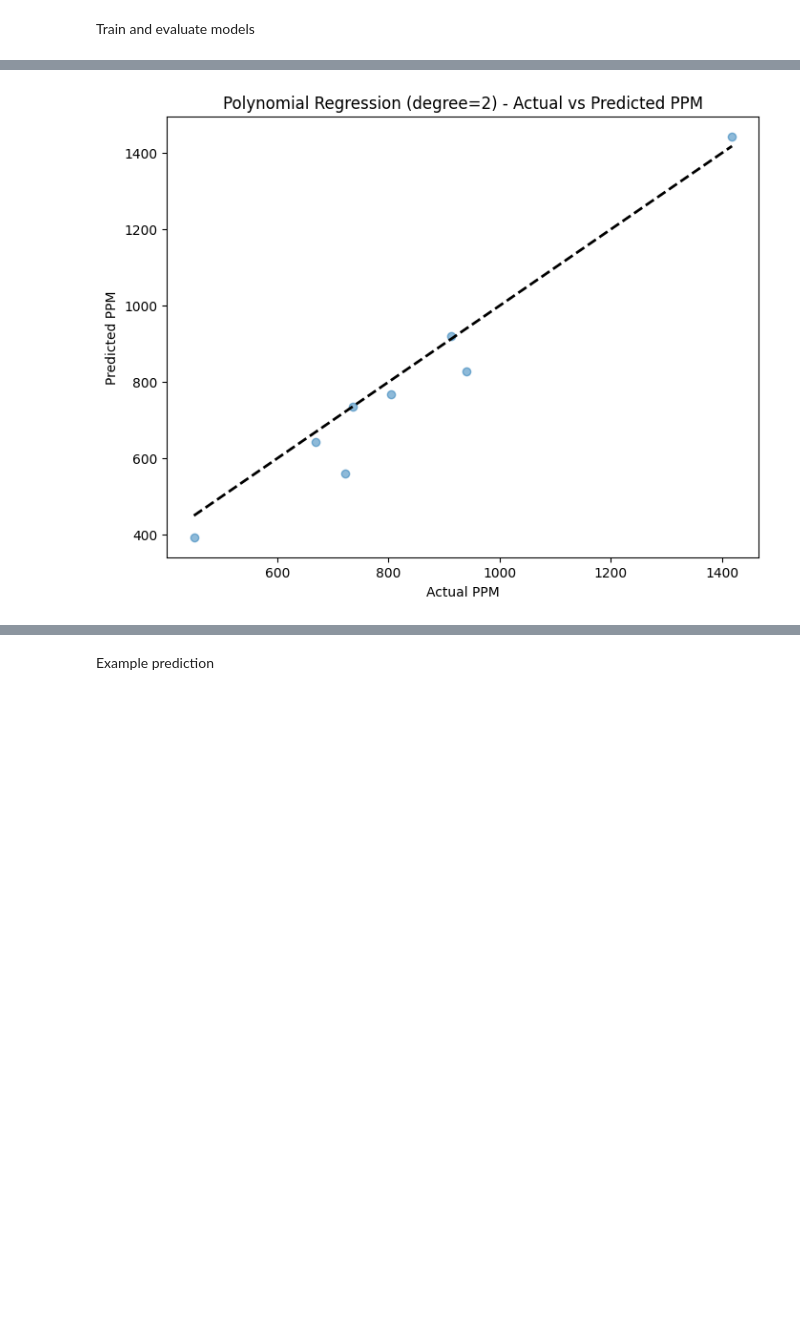
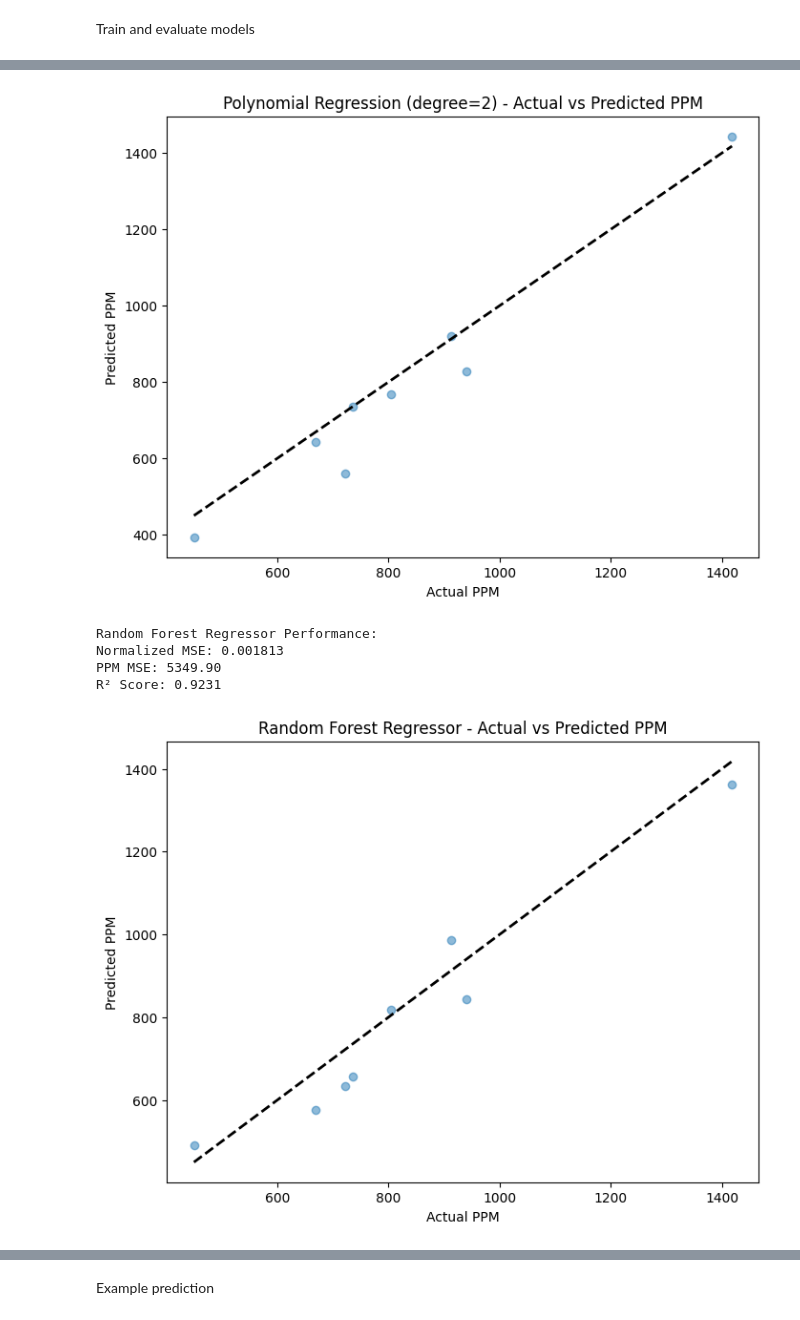
Before and after one commit to LahiruMJ11/High-Concentration-Measuring-Sensor-for-Chlorine-with-ML, a Jupyter notebook: PPMMeasure.ipynb, the cells around one changed output, grey strips where cells are left out. Drawn from its saved outputs; the diff is of its cells as text; code cells hidden in the pictures; blank space fills up the shorter version.

Commit message:
with Random Forest test

```diff
--- a/PPMMeasure.ipynb
+++ b/PPMMeasure.ipynb
@@ -108,13 +164,23 @@ visualize_data(processed_df)
 # %% [markdown]
 Train and evaluate models
 # %%
+from sklearn.impute import SimpleImputer
+from sklearn.model_selection import train_test_split
+from sklearn.linear_model import LinearRegression
+from sklearn.pipeline import make_pipeline
+from sklearn.preprocessing import PolynomialFeatures
+from sklearn.ensemble import RandomForestRegressor
+from sklearn.metrics import mean_squared_error, r2_score
+import numpy as np
+import matplotlib.pyplot as plt
+
 def train_and_evaluate(X, y, max_ppm):
 
-    # Impute missing values in X
+    # Step 1: Handle missing values
     imputer = SimpleImputer(strategy='mean')
     X_imputed = imputer.fit_transform(X)
 
-    # Remove samples where y is NaN
+    # Step 2: Remove NaN labels
     valid_indices = ~np.isnan(y)
     if valid_indices.sum() == 0:
         print("Warning: No valid samples found after NaN removal. Using all samples as is.")
@@ -126,25 +192,29 @@ def train_and_evaluate(X, y, max_ppm):
 
     print(f"Shape after NaN removal: X={X_clean.shape}, y={y_clean.shape}")
 
-    # Split data
+    # Step 3: Split train/test sets
     X_train, X_test, y_train, y_test = train_test_split(X_clean, y_clean, test_size=0.2, random_state=42)
 
-    # Linear Regression
+    # Step 4: Train models
     print("\nTraining Linear Regression model...")
     lin_reg = LinearRegression()
     lin_reg.fit(X_train, y_train)
 
-    # Polynomial Regression (degree=2)
     print("Training Polynomial Regression model (degree=2)...")
     poly_reg = make_pipeline(PolynomialFeatures(degree=2), LinearRegression())
     poly_reg.fit(X_train, y_train)
 
-    # Evaluate models
+    print("Training Random Forest Regressor...")
+    rf_reg = RandomForestRegressor(n_estimators=100, random_state=42)
+    rf_reg.fit(X_train, y_train)
+
+    # Step 5: Evaluation function
     def evaluate_model(model, model_name):
         y_pred = model.predict(X_test)
         mse = mean_squared_error(y_test, y_pred)
         r2 = r2_score(y_test, y_pred)
 
+        # Convert back to ppm scale
         y_test_ppm = y_test * max_ppm
         y_pred_ppm = y_pred * max_ppm
         ppm_mse = mean_squared_error(y_test_ppm, y_pred_ppm)
@@ -162,16 +232,19 @@ def train_and_evaluate(X, y, max_ppm):
         plt.title(f'{model_name} - Actual vs Predicted PPM')
         plt.show()
 
+    # Step 6: Compare models
     evaluate_model(lin_reg, "Linear Regression")
     evaluate_model(poly_reg, "Polynomial Regression (degree=2)")
+    evaluate_model(rf_reg, "Random Forest Regressor")
 
-    return lin_reg, poly_reg
+    return lin_reg, poly_reg, rf_reg
 
+# Use your features and target
 feature_columns = ['R_norm', 'G_norm', 'B_norm']
-X = processed_df[feature_columns]  # Keep as DataFrame for imputer
+X = processed_df[feature_columns]
 y = processed_df['PPM_norm'].values
 
-lin_model, poly_model = train_and_evaluate(X, y, max_ppm)
+lin_model, poly_model, rf_model = train_and_evaluate(X, y, max_ppm)
 # %% [output]
 Shape after NaN removal: X=(40, 3), y=(40,)
 
@@ -180,11 +254,16 @@ Training Polynomial Regression model (degree=2)...
 
 Linear Regression Performance:
 Normalized MSE: 0.000614
 PPM MSE: 1811.04
 R² Score: 0.9740
 [figure]
 Polynomial Regression (degree=2) Performance:
 Normalized MSE: 0.001885
 PPM MSE: 5562.54
 R² Score: 0.9201
 [figure]
+Random Forest Regressor Performance:
+Normalized MSE: 0.001813
+PPM MSE: 5349.90
+R² Score: 0.9231
+[figure, added]
```
Also changed, not shown: parts of 6 cells of this notebook, 2 other files.
